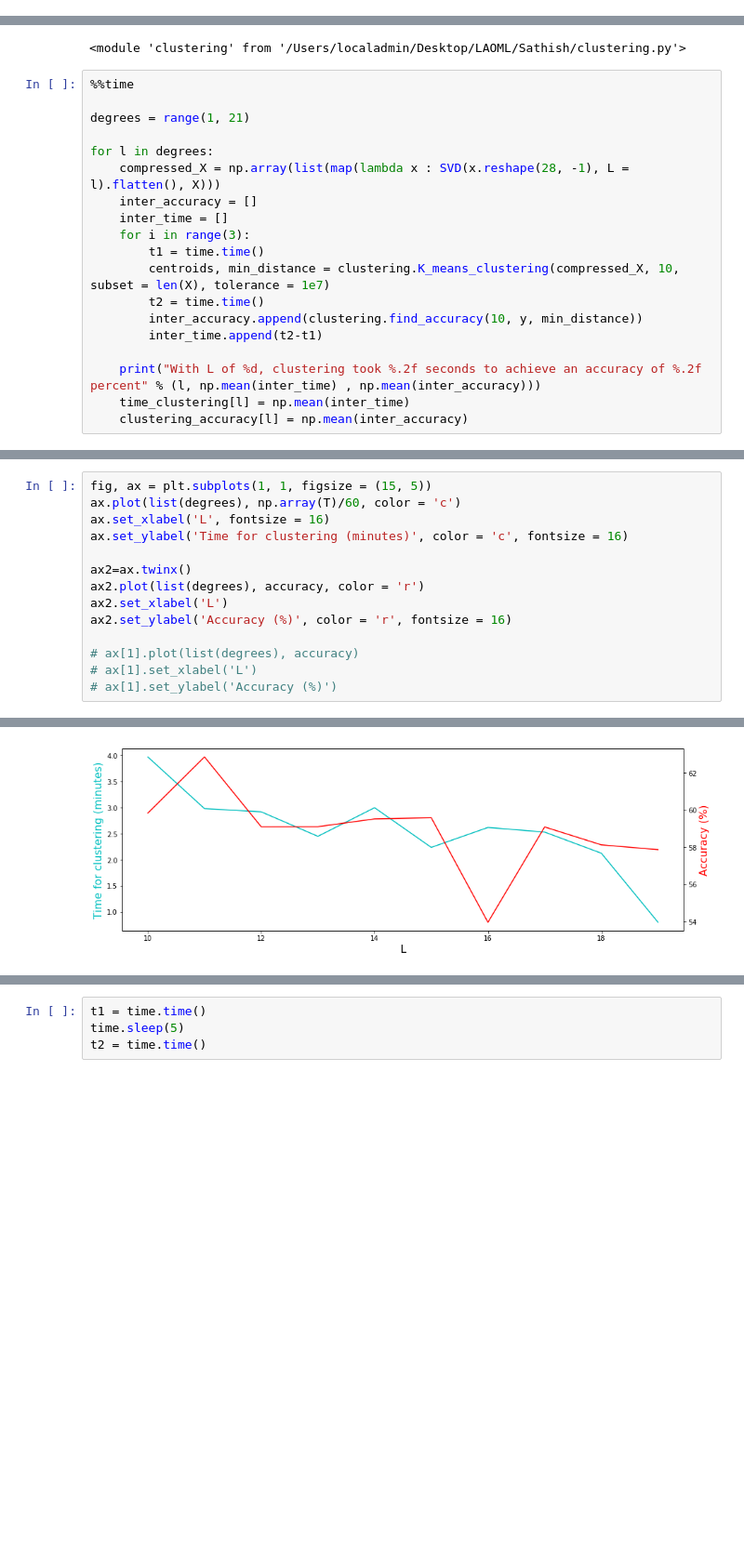
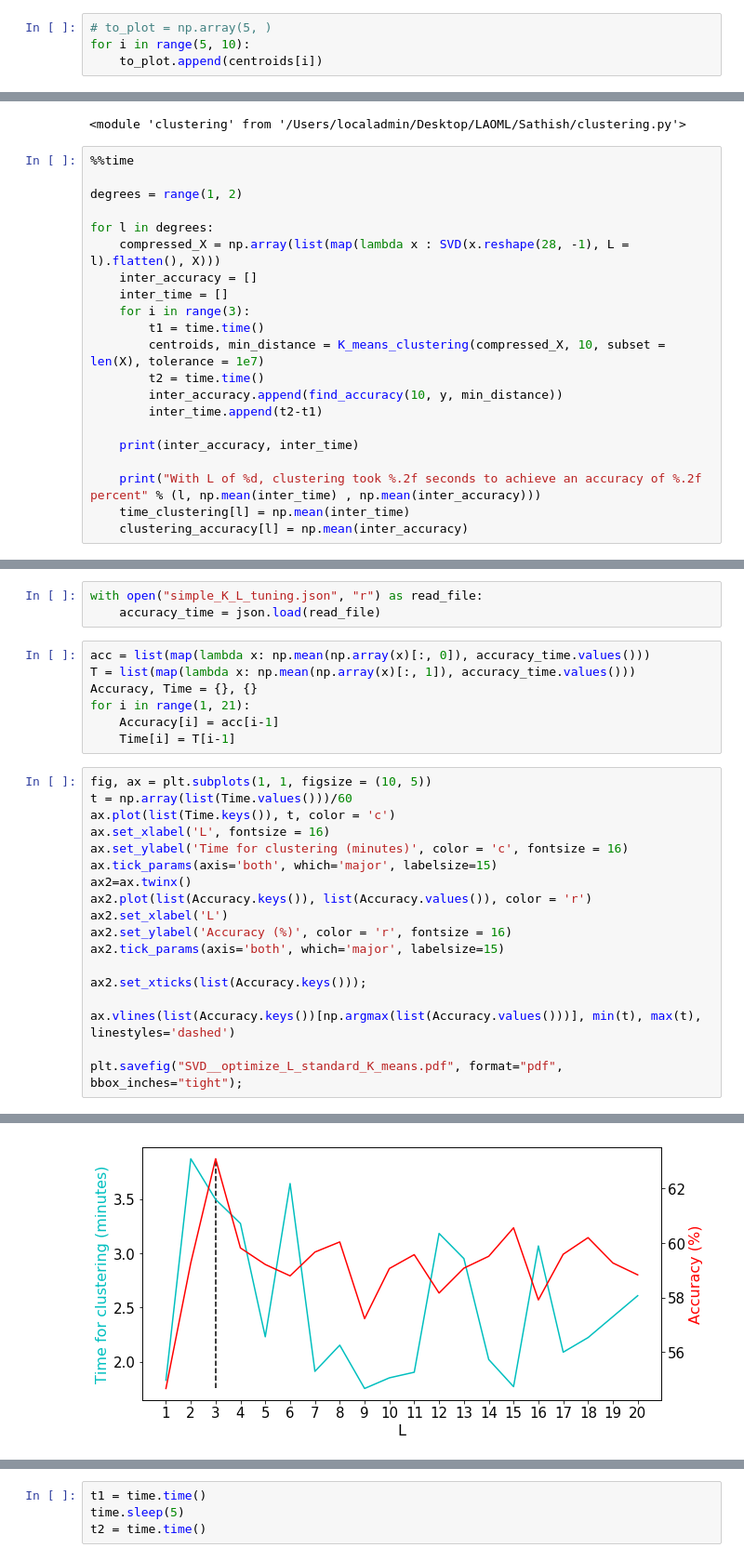
Before and after one commit to Satin21/Linear-Algebra-and-optimization-for-machine-learning, a Jupyter notebook: Sathish/Clustering.ipynb, the cells around one changed output, grey strips where cells are left out. Shown at 93% size. Drawn from its saved outputs; the diff is of its cells as text; blank space fills up the shorter version.

```diff
--- a/Sathish/Clustering.ipynb
+++ b/Sathish/Clustering.ipynb
@@ -26,0 +71,4 @@ find_accuracy(10, y, min_distance)
+# %%
+# to_plot = np.array(5, )
+for i in range(5, 10):
+    to_plot.append(centroids[i])
@@ -31,7 +109,7 @@ importlib.reload(clustering)
 # %%
 %%time
 
-degrees = range(1, 21)
+degrees = range(1, 2)
 
 for l in degrees:
     compressed_X = np.array(list(map(lambda x : SVD(x.reshape(28, -1), L = l).flatten(), X)))
@@ -39,10 +117,12 @@ for l in degrees:
     inter_time = []
     for i in range(3):
         t1 = time.time()
-        centroids, min_distance = clustering.K_means_clustering(compressed_X, 10, subset = len(X), tolerance = 1e7)
+        centroids, min_distance = K_means_clustering(compressed_X, 10, subset = len(X), tolerance = 1e7)
         t2 = time.time()
-        inter_accuracy.append(clustering.find_accuracy(10, y, min_distance))
+        inter_accuracy.append(find_accuracy(10, y, min_distance))
         inter_time.append(t2-t1)
+
+    print(inter_accuracy, inter_time)
 
     print("With L of %d, clustering took %.2f seconds to achieve an accuracy of %.2f percent" % (l, np.mean(inter_time) , np.mean(inter_accuracy)))
     time_clustering[l] = np.mean(inter_time)
@@ -74,15 +134,29 @@ range(10, 20)
+# %%
+with open("simple_K_L_tuning.json", "r") as read_file:
+    accuracy_time = json.load(read_file)
+# %%
+acc = list(map(lambda x: np.mean(np.array(x)[:, 0]), accuracy_time.values()))
+T = list(map(lambda x: np.mean(np.array(x)[:, 1]), accuracy_time.values()))
+Accuracy, Time = {}, {}
+for i in range(1, 21):
+    Accuracy[i] = acc[i-1]
+    Time[i] = T[i-1]
 # %%
-fig, ax = plt.subplots(1, 1, figsize = (15, 5))
-ax.plot(list(degrees), np.array(T)/60, color = 'c')
+fig, ax = plt.subplots(1, 1, figsize = (10, 5))
+t = np.array(list(Time.values()))/60
+ax.plot(list(Time.keys()), t, color = 'c')
 ax.set_xlabel('L', fontsize = 16)
 ax.set_ylabel('Time for clustering (minutes)', color = 'c', fontsize = 16)
-
+ax.tick_params(axis='both', which='major', labelsize=15)
 ax2=ax.twinx()
-ax2.plot(list(degrees), accuracy, color = 'r')
+ax2.plot(list(Accuracy.keys()), list(Accuracy.values()), color = 'r')
 ax2.set_xlabel('L')
 ax2.set_ylabel('Accuracy (%)', color = 'r', fontsize = 16)
+ax2.tick_params(axis='both', which='major', labelsize=15)
 
-# ax[1].plot(list(degrees), accuracy)
-# ax[1].set_xlabel('L')
-# ax[1].set_ylabel('Accuracy (%)')
+ax2.set_xticks(list(Accuracy.keys()));
+
+ax.vlines(list(Accuracy.keys())[np.argmax(list(Accuracy.values()))], min(t), max(t), linestyles='dashed')
+
+plt.savefig("SVD__optimize_L_standard_K_means.pdf", format="pdf", bbox_inches="tight");
 # %% [output]
@@ -90 +163 @@ Text(0, 0.5, 'Accuracy (%)')
-[figure, old version]
+[figure, new version]
```
Also changed, not shown: parts of 18 cells of this notebook, 11 other files.
